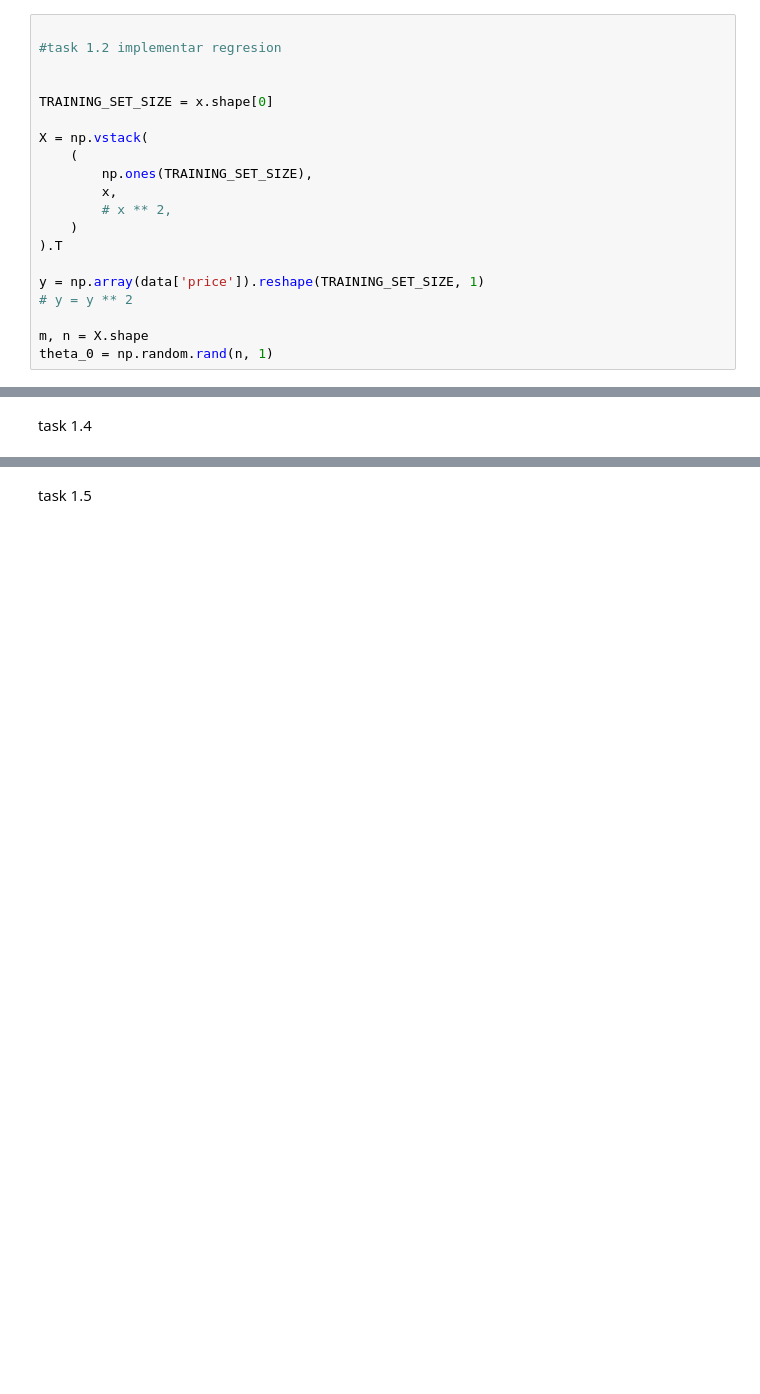
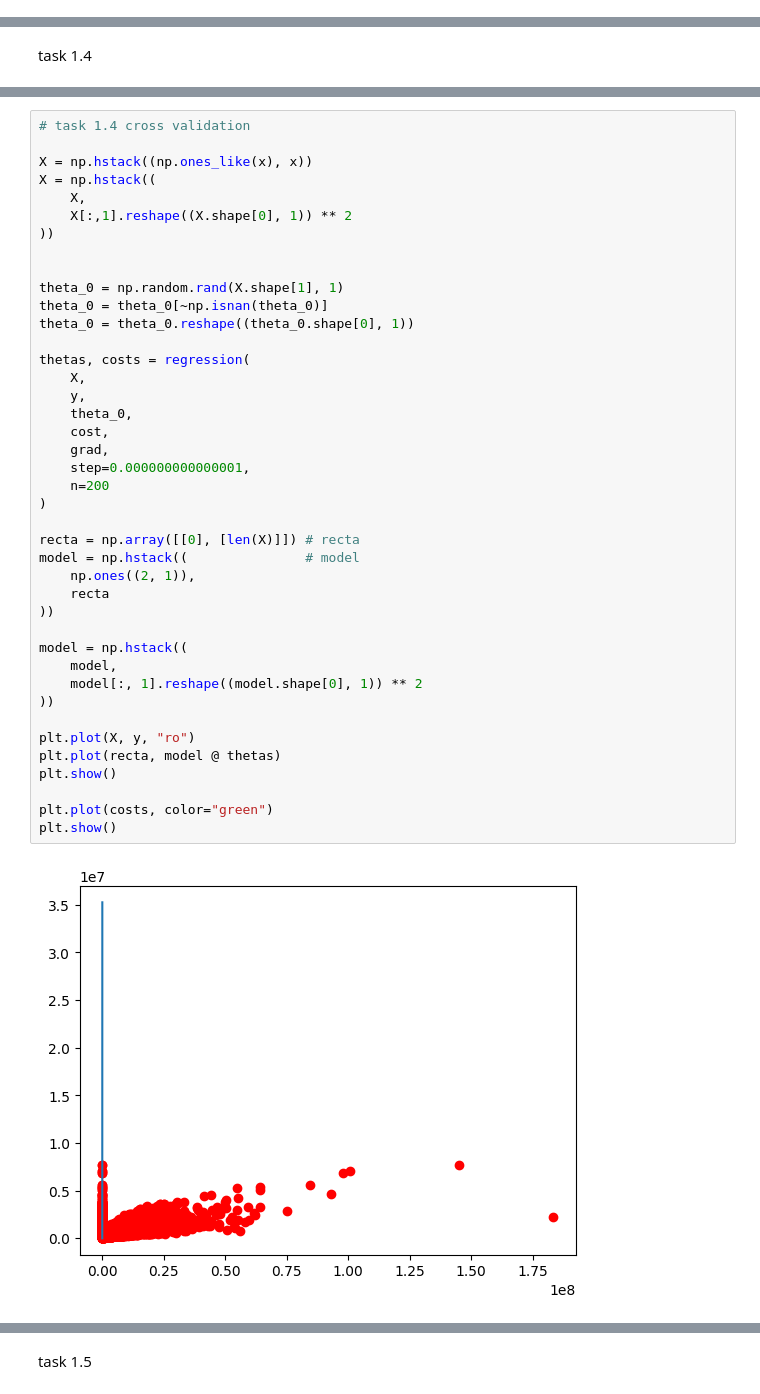
Before and after one commit to robertriosm/lab4-ia, a Jupyter notebook: main.ipynb, the cells around one changed output, grey strips where cells are left out. Saved outputs shown, nothing was run; the diff lists cells and outputs as text; blank space fills up the shorter version.

```diff
--- a/main.ipynb
+++ b/main.ipynb
@@ -16,22 +50,2 @@ x = np.array(x)
 # %% [markdown]
 Task 1.2
-# %%
-
-#task 1.2 implementar regresion
-
-
-TRAINING_SET_SIZE = x.shape[0]
-
-X = np.vstack(
-    (
-        np.ones(TRAINING_SET_SIZE),
-        x,
-        # x ** 2,
-    )
-).T
-
-y = np.array(data['price']).reshape(TRAINING_SET_SIZE, 1)
-# y = y ** 2
-
-m, n = X.shape
-theta_0 = np.random.rand(n, 1)
@@ -64,0 +103,43 @@ task 1.4
+# %%
+# task 1.4 cross validation
+
+X = np.hstack((np.ones_like(x), x))
+X = np.hstack((
+    X,
+    X[:,1].reshape((X.shape[0], 1)) ** 2
+))
+
+
+theta_0 = np.random.rand(X.shape[1], 1)
+theta_0 = theta_0[~np.isnan(theta_0)]
+theta_0 = theta_0.reshape((theta_0.shape[0], 1))
+
+thetas, costs = regression(
+    X,
+    y,
+    theta_0,
+    cost,
+    grad,
+    step=0.000000000000001,
+    n=200
+)
+
+recta = np.array([[0], [len(X)]]) # recta
+model = np.hstack((               # model
+    np.ones((2, 1)),
+    recta
+))
+
+model = np.hstack((
+    model,
+    model[:, 1].reshape((model.shape[0], 1)) ** 2
+))
+
+plt.plot(X, y, "ro")
+plt.plot(recta, model @ thetas)
+plt.show()
+
+plt.plot(costs, color="green")
+plt.show()
+# %% [output]
+[figure, added]
```
Also changed, not shown: parts of 11 cells of this notebook, 1 other file.
